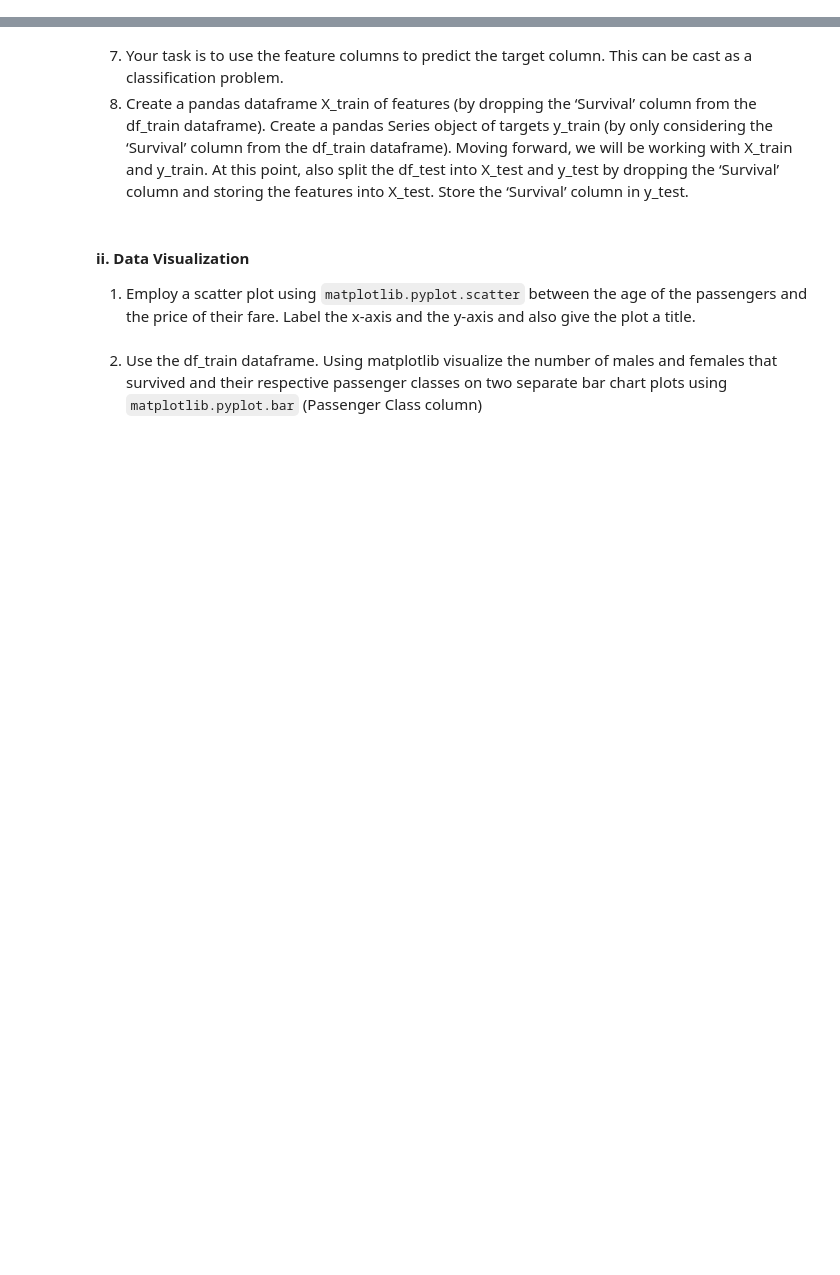
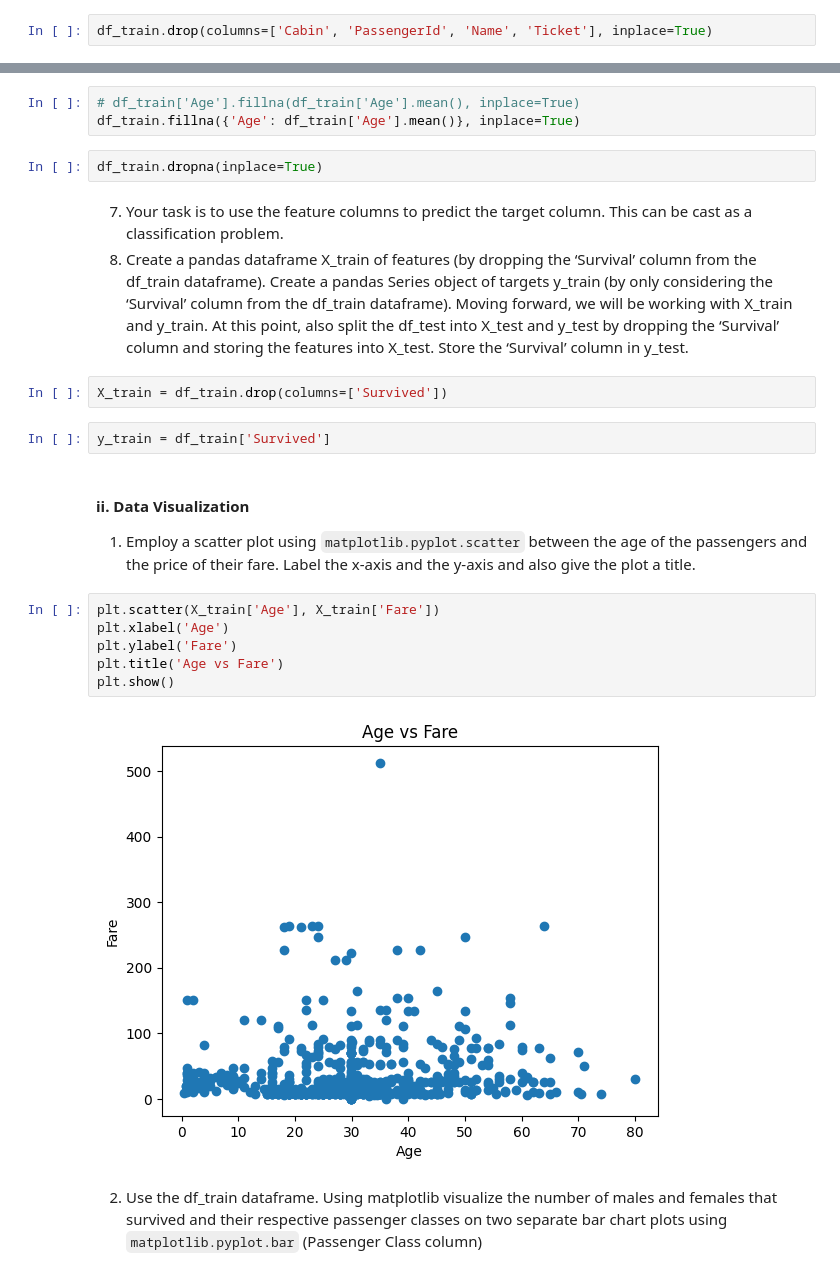
Before and after one commit to johnrizzo1/CS556, a Jupyter notebook: week13/Logistic_Regression.ipynb, the cells around one changed output, grey strips where cells are left out. Cells and saved outputs as stored; diff of their text form; blank space fills up the shorter version.

```diff
--- a/week13/Logistic_Regression.ipynb
+++ b/week13/Logistic_Regression.ipynb
@@ -56,2 +89,4 @@ Our target variable will be **survived**.  Use the rest of the fields mentioned
 # %% [markdown]
 5. Use the `pandas.DataFrame.drop()` function to drop the ‘Cabin’, ‘PassengerID’, ‘Name’ and ‘Ticket’ columns.
+# %%
+df_train.drop(columns=['Cabin', 'PassengerId', 'Name', 'Ticket'], inplace=True)
@@ -58,12 +105,29 @@ Our target variable will be **survived**.  Use the rest of the fields mentioned
 # %% [markdown]
 6. Use the `pandas.DataFrame.fillna()` function to replace the NA values in the ‘Age’ column with the mean value of the ‘Age’ column. Note: This process is called **imputation** (i.e., filling null values with a pre-specified value) and we are employing one strategy called mean imputation, but other strategies can also be employed in general.
 Use the `dropna()` function to drop any remaining **rows** that consist of NA values.
+# %%
+# df_train['Age'].fillna(df_train['Age'].mean(), inplace=True)
+df_train.fillna({'Age': df_train['Age'].mean()}, inplace=True)
+# %%
+df_train.dropna(inplace=True)
 # %% [markdown]
 7. Your task is to use the feature columns to predict the target column. This can be cast as a classification problem.
 8. Create a pandas dataframe X_train of features (by dropping the ‘Survival’ column from the df_train dataframe). Create a pandas Series object of targets y_train (by only considering the ‘Survival’ column from the df_train dataframe). Moving forward, we will be working with X_train and y_train. At this point, also split the df_test into X_test and y_test by dropping the ‘Survival’ column and storing the features into X_test. Store the ‘Survival’ column in y_test.
+# %%
+X_train = df_train.drop(columns=['Survived'])
+# %%
+y_train = df_train['Survived']
 # %% [markdown]
 #### ii. Data Visualization
 
 1. Employ a scatter plot using `matplotlib.pyplot.scatter` between the age of the passengers and the price of their fare. Label the x-axis and the y-axis and also give the plot a title.
+# %%
+plt.scatter(X_train['Age'], X_train['Fare'])
+plt.xlabel('Age')
+plt.ylabel('Fare')
+plt.title('Age vs Fare')
+plt.show()
+# %% [output]
+[figure, added]
 # %% [markdown]
 2. Use the df_train dataframe. Using matplotlib visualize the number of males and females that survived and their respective passenger classes on two separate bar chart plots using `matplotlib.pyplot.bar` (Passenger Class column)
```
Also changed, not shown: parts of 22 cells of this notebook.
